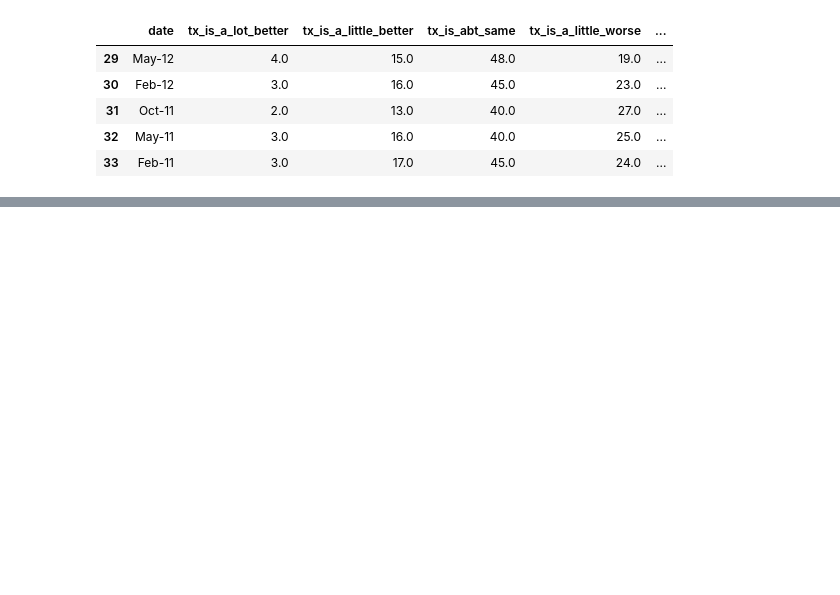
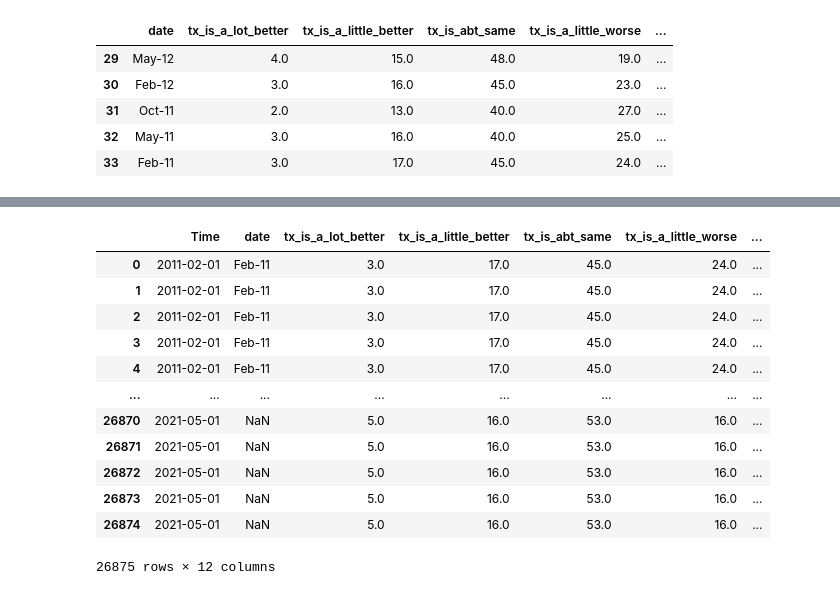
Before and after one commit to HaydenWarren/zri-forecast, a Jupyter notebook: julie/processPolling.ipynb, the cells around one changed output, grey strips where cells are left out. Drawn from its saved outputs; the diff is of its cells as text; code cells hidden in the pictures; blank space fills up the shorter version.

```diff
--- a/julie/processPolling.ipynb
+++ b/julie/processPolling.ipynb
@@ -37,6 +108,21 @@ poll_data['year'] = pd.DatetimeIndex(poll_data['date']).year
 # %%
 ## add a location column to both frames for merging, and merge
 poll_data['state'] = 'TX'
 zip_codes['state'] = 'TX'
 
 poll_data = poll_data.merge(zip_codes, how='left', on='state')
+poll_data.rename(columns={'zip_codes':'zip_code'})
+# %% [output]
+|  | Time | date | tx_is_a_lot_better | tx_is_a_little_better | tx_is_abt_same | tx_is_a_little_worse | ... |
+| 0 | 2011-02-01 | Feb-11 | 3.0 | 17.0 | 45.0 | 24.0 | ... |
+| 1 | 2011-02-01 | Feb-11 | 3.0 | 17.0 | 45.0 | 24.0 | ... |
+| 2 | 2011-02-01 | Feb-11 | 3.0 | 17.0 | 45.0 | 24.0 | ... |
+| 3 | 2011-02-01 | Feb-11 | 3.0 | 17.0 | 45.0 | 24.0 | ... |
+| 4 | 2011-02-01 | Feb-11 | 3.0 | 17.0 | 45.0 | 24.0 | ... |
+| ... | ... | ... | ... | ... | ... | ... | ... |
+| 26870 | 2021-05-01 | NaN | 5.0 | 16.0 | 53.0 | 16.0 | ... |
+| 26871 | 2021-05-01 | NaN | 5.0 | 16.0 | 53.0 | 16.0 | ... |
+| 26872 | 2021-05-01 | NaN | 5.0 | 16.0 | 53.0 | 16.0 | ... |
+| 26873 | 2021-05-01 | NaN | 5.0 | 16.0 | 53.0 | 16.0 | ... |
+| 26874 | 2021-05-01 | NaN | 5.0 | 16.0 | 53.0 | 16.0 | ... |
+26875 rows × 12 columns
```
Also changed, not shown: parts of 18 cells of this notebook, 3 other files.
